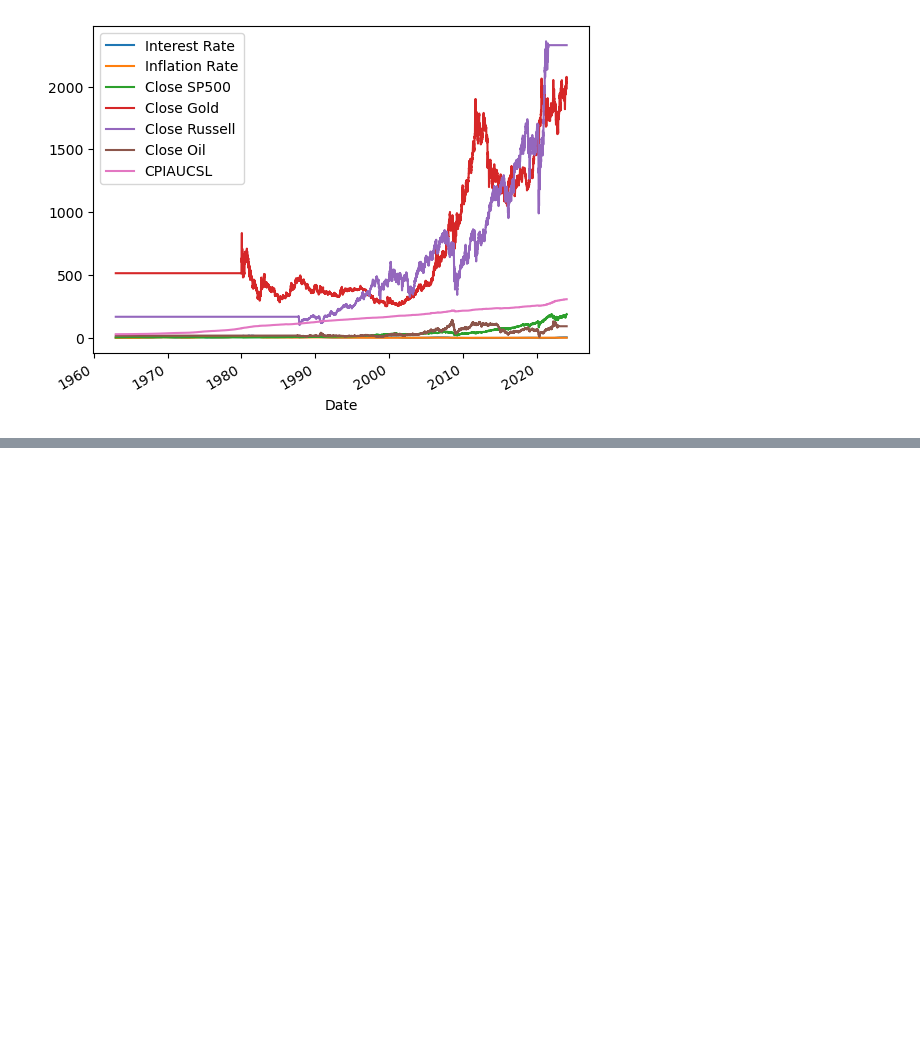
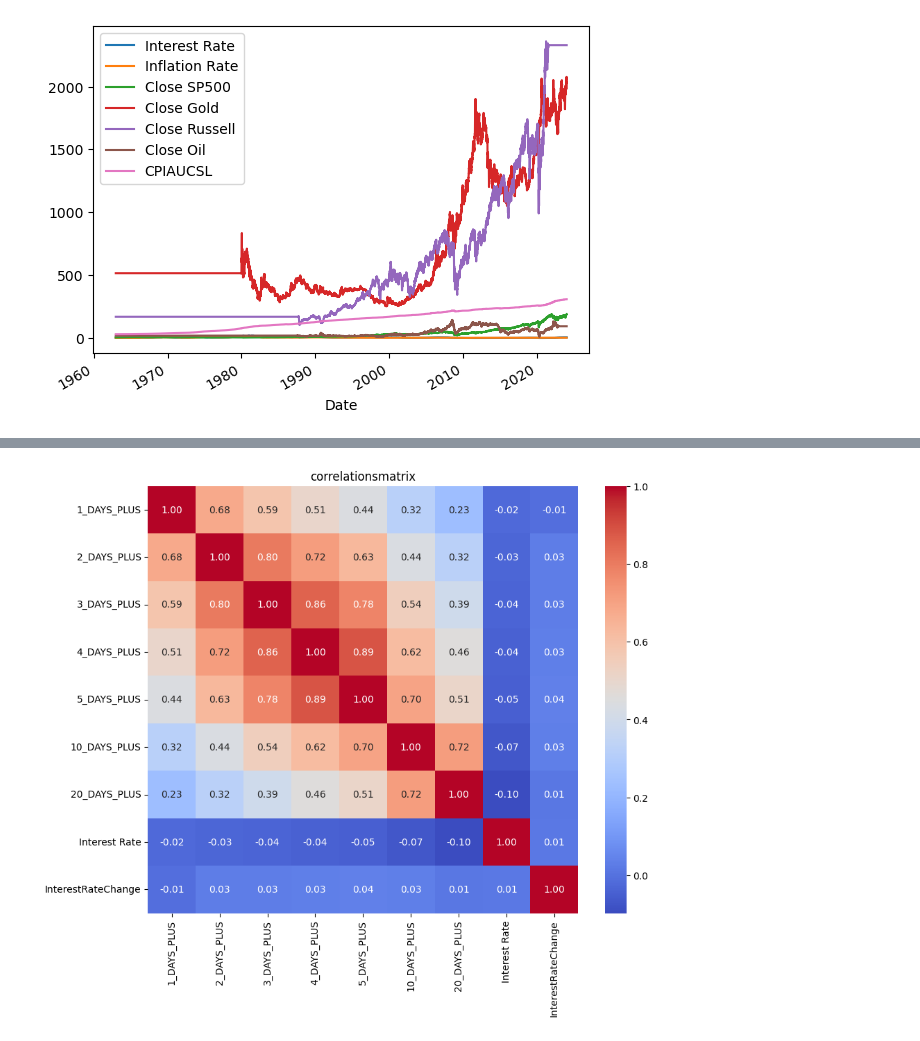
Before and after one commit to badranyoussef/bi-exam-project-stock, a Jupyter notebook: notebooks/combining_all_data.ipynb, the cells around one changed output, grey strips where cells are left out. Drawn from its saved outputs; the diff is of its cells as text; code cells hidden in the pictures; blank space fills up the shorter version.

```diff
--- a/notebooks/combining_all_data.ipynb
+++ b/notebooks/combining_all_data.ipynb
@@ -363,3 +434,7 @@ cpi
 | 749 | 2024-07-01 | 313.534 |
 | 750 | 2024-08-01 | 314.121 |
 751 rows × 2 columns
+# %%
+# Merging the merged_df with russell2000_df based on 'Date'
+df_merged_russell = pd.merge(df_merged_gold, russell2000_df, on='Date', how='outer')
+df_merged_russell
@@ -409,6 +502,6 @@ dtype: int64
 # %%
 #Removing rows before 1963 as we only have data of one variable before that year
-df_merged_filtered = df_merged[(df_merged['Date'] >= '1963-01-01') & (df_merged['Date'] < '2024-01-01')]
+df_merged_filtered = df_merged_all[(df_merged_all['Date'] >= '1963-01-01') & (df_merged_all['Date'] < '2024-01-01')]
 
 # Fill missing values in 'Interest Rate' and 'Inflation Rate' using forward fill
 df_merged_filtered['Interest Rate'] = df_merged_filtered['Interest Rate'].ffill()
@@ -443,3 +557,5 @@ df_merged_filtered
+# %%
+df_merged_filtered_dropped = df_merged_filtered.dropna(subset='Close SP500')
 # %% [markdown]
 ### Filling out CPI missing values with FFILL()
 # %%
@@ -657,0 +804,28 @@ df_filled.describe()
+# %%
+# Make copy of current cleaned and filtered data frame
+df_diff = df_scaled.copy()
+# Calculate interest rate changes an save in new column
+df_diff['InterestRateChange'] = df_diff['Interest Rate'].diff()
+# Flag days where there is a change in interest rate with 1
+df_diff['InterestRateChangeFlag'] = np.where(df_diff['InterestRateChange'] != 0, 1, 0)
+
+# Calculate the difference between the open and close value on the same day
+#df_diff['OPEN_CLOSE_CHANGE'] = (df_diff['Close'] - df_diff['Open']) / df_diff['Open']
+
+# Calculate the change of the "Close" value X days from the interest rate change
+# and place it the same number of days back on the potential interest change day
+df_diff[f'1_DAYS_PLUS'] = df_diff['Close Russell'].diff(periods=1).shift(-1)
+df_diff[f'2_DAYS_PLUS'] = df_diff['Close Russell'].diff(periods=2).shift(-2)
+df_diff[f'3_DAYS_PLUS'] = df_diff['Close Russell'].diff(periods=3).shift(-3)
+df_diff[f'4_DAYS_PLUS'] = df_diff['Close Russell'].diff(periods=4).shift(-4)
+df_diff[f'5_DAYS_PLUS'] = df_diff['Close Russell'].diff(periods=5).shift(-5)
+df_diff[f'10_DAYS_PLUS'] = df_diff['Close Russell'].diff(periods=10).shift(-10)
+df_diff[f'20_DAYS_PLUS'] = df_diff['Close Russell'].diff(periods=20).shift(-20)
+
+df_diff[f'1_DAYS_MINUS'] = df_diff['Close SP500'].diff(periods=-1).shift(1)
+df_diff[f'2_DAYS_MINUS'] = df_diff['Close SP500'].diff(periods=-2).shift(2)
+df_diff[f'3_DAYS_MINUS'] = df_diff['Close SP500'].diff(periods=-3).shift(3)
+df_diff[f'4_DAYS_MINUS'] = df_diff['Close SP500'].diff(periods=-4).shift(4)
+df_diff[f'5_DAYS_MINUS'] = df_diff['Close SP500'].diff(periods=-5).shift(5)
+df_diff[f'10_DAYS_MINUS'] = df_diff['Close SP500'].diff(periods=-10).shift(10)
+df_diff[f'20_DAYS_MINUS'] = df_diff['Close SP500'].diff(periods=-20).shift(20)
@@ -657,0 +855,10 @@ df_filled.describe()
+# %%
+corrmat = df_diff[['1_DAYS_PLUS', '2_DAYS_PLUS', '3_DAYS_PLUS', '4_DAYS_PLUS', '5_DAYS_PLUS', '10_DAYS_PLUS', '20_DAYS_PLUS', 'Interest Rate', 'InterestRateChange']].corr()
+
+#Plot korrelationsmatrix
+plt.figure(figsize=(10, 8))
+sns.heatmap(corrmat, annot=True, cmap='coolwarm', fmt='.2f')
+plt.title('correlationsmatrix')
+plt.show()
+# %% [output]
+[figure, added]
```
Also changed, not shown: parts of 36 cells of this notebook.
